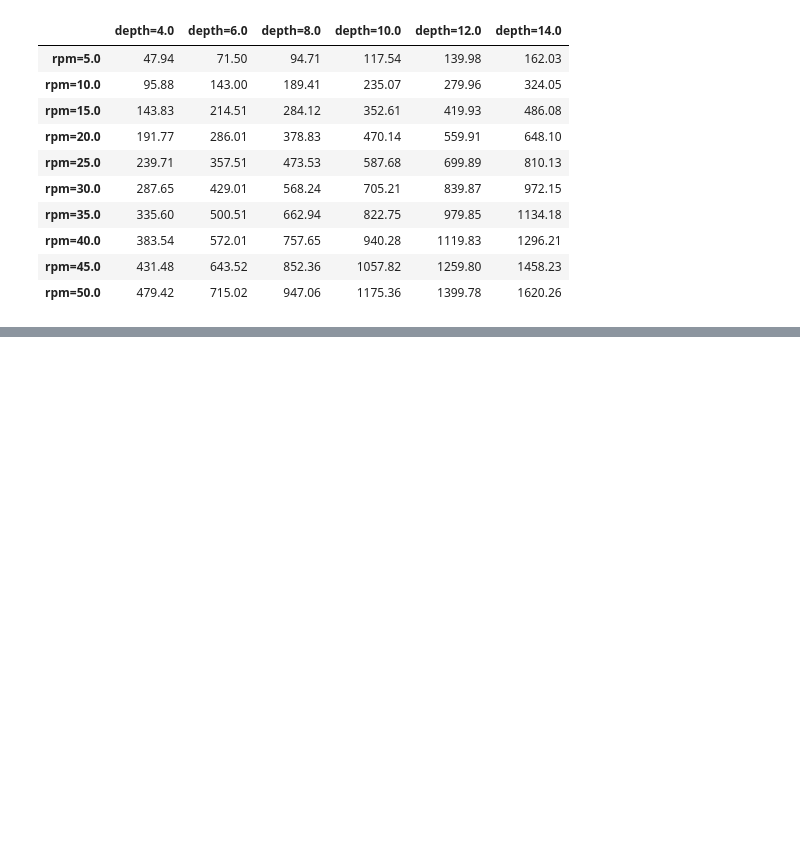
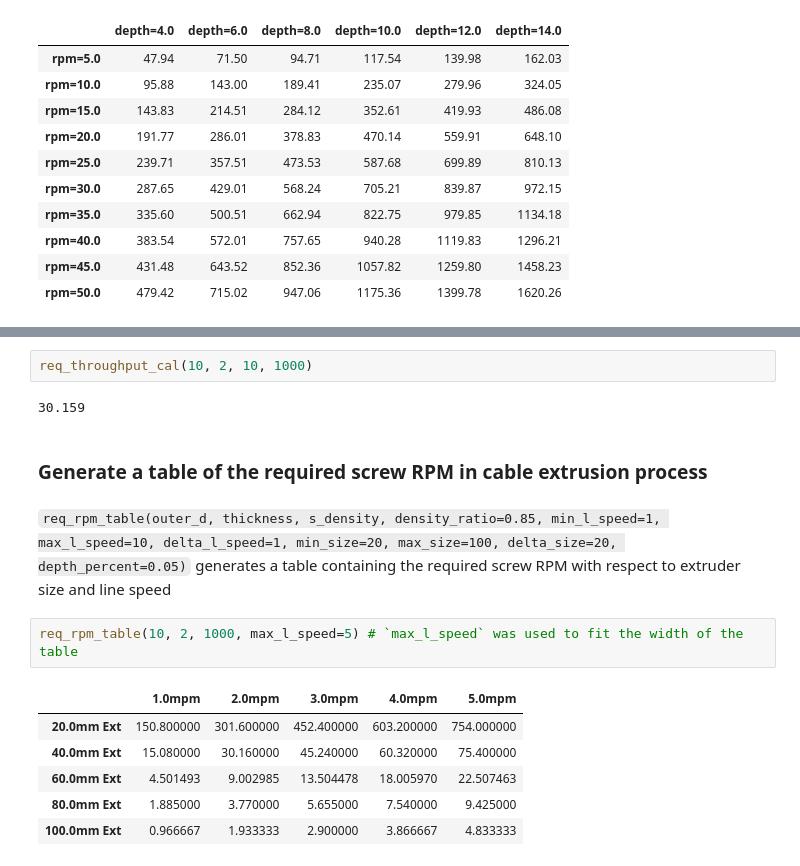
Before and after one commit to johnwslee/extrucal, a Jupyter notebook: docs/example.ipynb, the cells around one changed output, grey strips where cells are left out. Drawn from its saved outputs; the diff is of its cells as text; blank space fills up the shorter version.

```diff
--- a/docs/example.ipynb
+++ b/docs/example.ipynb
@@ -43,0 +52,17 @@ throughput_plot(200, 800)
+# %%
+req_throughput_cal(10, 2, 10, 1000)
+# %% [output]
+30.159
+# %% [markdown]
+### Generate a table of the required screw RPM in cable extrusion process
+# %% [markdown]
+`req_rpm_table(outer_d, thickness, s_density, density_ratio=0.85, min_l_speed=1, max_l_speed=10, delta_l_speed=1, min_size=20, max_size=100, delta_size=20, depth_percent=0.05)` generates a table containing the required screw RPM with respect to extruder size and line speed
+# %%
+req_rpm_table(10, 2, 1000, max_l_speed=5) # `max_l_speed` was used to fit the width of the table
+# %% [output]
+|  | 1.0mpm | 2.0mpm | 3.0mpm | 4.0mpm | 5.0mpm |
+| 20.0mm Ext | 150.800000 | 301.600000 | 452.400000 | 603.200000 | 754.000000 |
+| 40.0mm Ext | 15.080000 | 30.160000 | 45.240000 | 60.320000 | 75.400000 |
+| 60.0mm Ext | 4.501493 | 9.002985 | 13.504478 | 18.005970 | 22.507463 |
+| 80.0mm Ext | 1.885000 | 3.770000 | 5.655000 | 7.540000 | 9.425000 |
+| 100.0mm Ext | 0.966667 | 1.933333 | 2.900000 | 3.866667 | 4.833333 |
```
Also changed, not shown: parts of 9 cells of this notebook, 5 other files.
